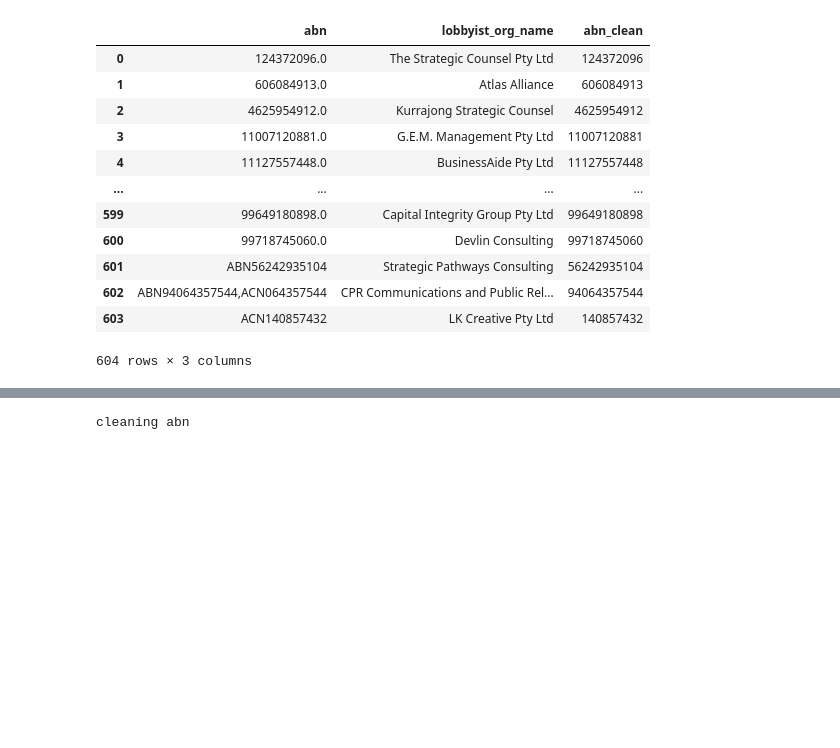
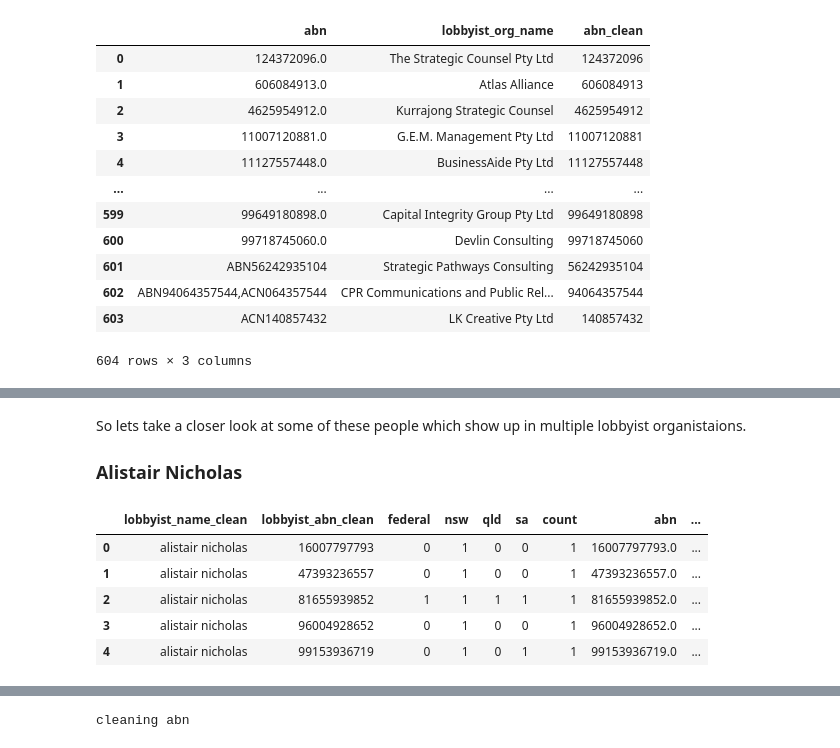
Before and after one commit to sjeruto/ARDC-Project, a Jupyter notebook: notebooks/mg_workbook.ipynb, the cells around one changed output, grey strips where cells are left out. Drawn from its saved outputs; the diff is of its cells as text; code cells hidden in the pictures; blank space fills up the shorter version.

Commit message:
cleaning up and doing some analysis of the lobbyist employee data

```diff
--- a/notebooks/mg_workbook.ipynb
+++ b/notebooks/mg_workbook.ipynb
@@ -49,3 +49,17 @@ cleaning abn
 | 602 | ABN94064357544,ACN064357544 | CPR Communications and Public Rel... | 94064357544 |
 | 603 | ACN140857432 | LK Creative Pty Ltd | 140857432 |
 604 rows × 3 columns
+# %%
+unique_employees = lobbyistDataService.get_unique_employee_to_lobbyists()
+
+unique_employees['count'] = 1
+duplicate_employees = unique_employees[['lobbyist_name_clean', 'count']] \
+    .groupby('lobbyist_name_clean') \
+    .count() \
+    .reset_index() \
+    .sort_values('count', ascending = False)
+duplicate_employees[duplicate_employees['count'] > 1].sort_values('count', ascending = False)
+
+# duplicate_employees.columns = ['lobbyist_name_clean',	'count']
+# duplicate_employees = duplicate_employees[duplicate_employees['count'] > 4].merge(all_lobbyist_employees_df, on='lobbyist_name_clean')
+# duplicate_employees[['lobbyist_name_clean', 'title', 'lobbyist_abn_clean', 'count']].drop_duplicates()
@@ -51,0 +81,18 @@ cleaning abn
+# %% [markdown]
+So lets take a closer look at some of these people which show up in multiple lobbyist organistaions.
+
+### Alistair Nicholas
+# %%
+# 50 shades of Alister Nicholes
+def inspect_lobbyist(name):
+    return unique_employees[unique_employees['lobbyist_name_clean'] == name] \
+        .merge(unique_lobbyist_orgs_df, left_on='lobbyist_abn_clean', right_on='abn_clean')
+
+inspect_lobbyist('alistair nicholas')
+# %% [output]
+|  | lobbyist_name_clean | lobbyist_abn_clean | federal | nsw | qld | sa | count | abn | ... |
+| 0 | alistair nicholas | 16007797793 | 0 | 1 | 0 | 0 | 1 | 16007797793.0 | ... |
+| 1 | alistair nicholas | 47393236557 | 0 | 1 | 0 | 0 | 1 | 47393236557.0 | ... |
+| 2 | alistair nicholas | 81655939852 | 1 | 1 | 1 | 1 | 1 | 81655939852.0 | ... |
+| 3 | alistair nicholas | 96004928652 | 0 | 1 | 0 | 0 | 1 | 96004928652.0 | ... |
+| 4 | alistair nicholas | 99153936719 | 0 | 1 | 0 | 1 | 1 | 99153936719.0 | ... |
```
Also changed, not shown: parts of 15 cells of this notebook, 1 other file.
